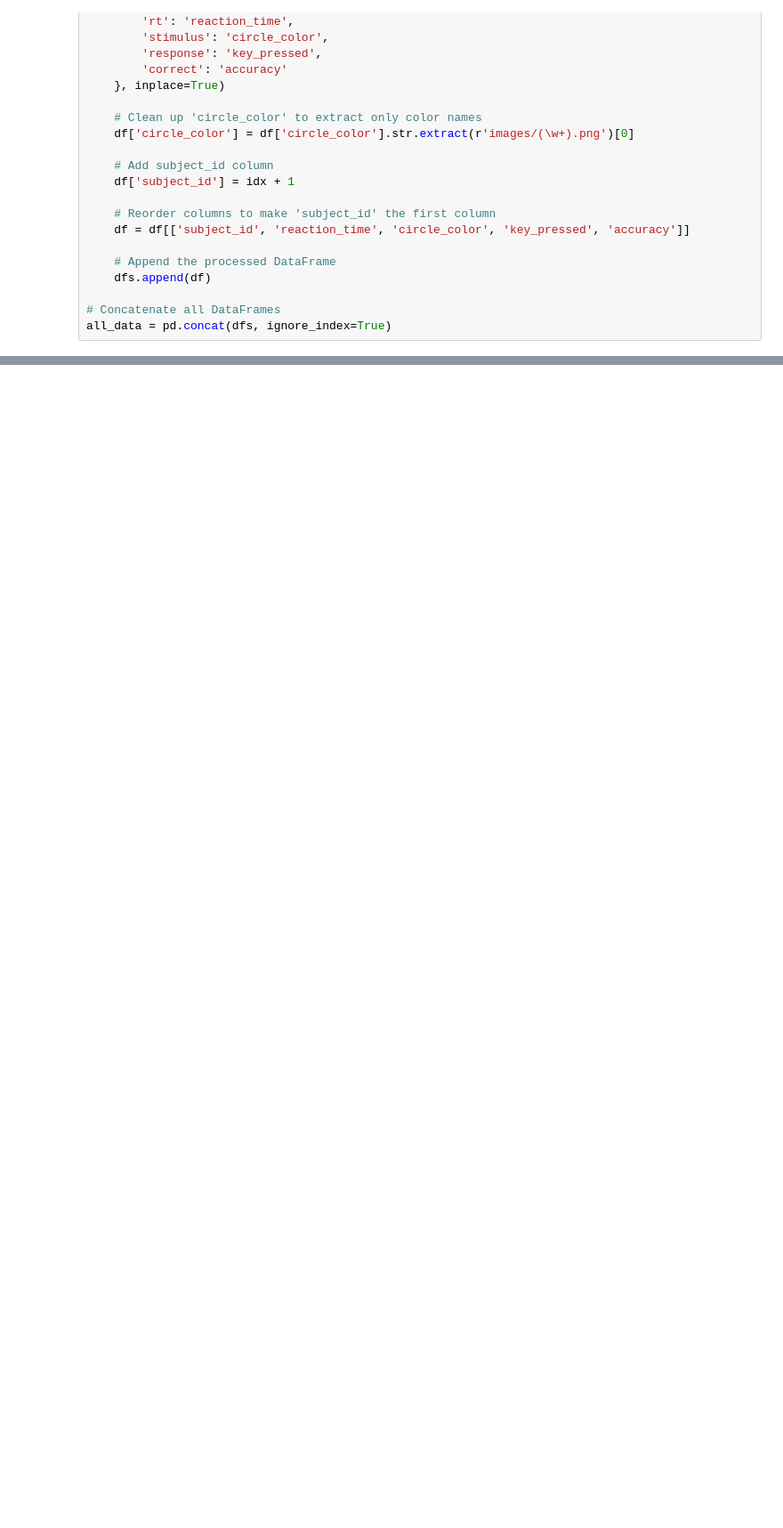
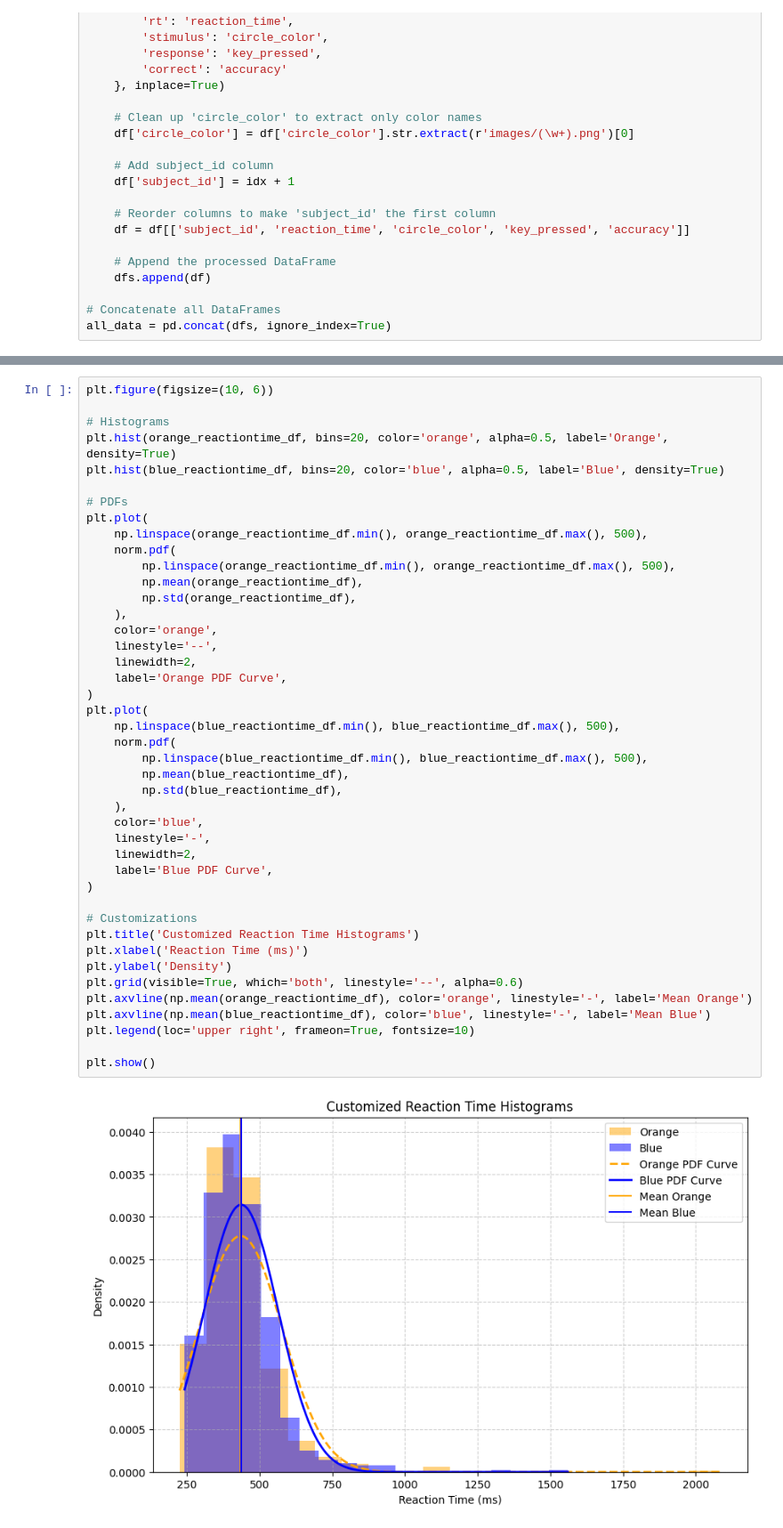
Before and after one commit to trentwirth/trentwirth.github.io, a Jupyter notebook: 3010/demo_files/analyze.ipynb, the cells around one changed output, grey strips where cells are left out. Shown at 89% size. Cells and saved outputs as stored; diff of their text form; blank space fills up the shorter version.

```diff
--- a/3010/demo_files/analyze.ipynb
+++ b/3010/demo_files/analyze.ipynb
@@ -62,0 +188,45 @@ all_data.head()
+# %%
+plt.figure(figsize=(10, 6))
+
+# Histograms
+plt.hist(orange_reactiontime_df, bins=20, color='orange', alpha=0.5, label='Orange', density=True)
+plt.hist(blue_reactiontime_df, bins=20, color='blue', alpha=0.5, label='Blue', density=True)
+
+# PDFs
+plt.plot(
+    np.linspace(orange_reactiontime_df.min(), orange_reactiontime_df.max(), 500),
+    norm.pdf(
+        np.linspace(orange_reactiontime_df.min(), orange_reactiontime_df.max(), 500),
+        np.mean(orange_reactiontime_df),
+        np.std(orange_reactiontime_df),
+    ),
+    color='orange',
+    linestyle='--',
+    linewidth=2,
+    label='Orange PDF Curve',
+)
+plt.plot(
+    np.linspace(blue_reactiontime_df.min(), blue_reactiontime_df.max(), 500),
+    norm.pdf(
+        np.linspace(blue_reactiontime_df.min(), blue_reactiontime_df.max(), 500),
+        np.mean(blue_reactiontime_df),
+        np.std(blue_reactiontime_df),
+    ),
+    color='blue',
+    linestyle='-',
+    linewidth=2,
+    label='Blue PDF Curve',
+)
+
+# Customizations
+plt.title('Customized Reaction Time Histograms')
+plt.xlabel('Reaction Time (ms)')
+plt.ylabel('Density')
+plt.grid(visible=True, which='both', linestyle='--', alpha=0.6)
+plt.axvline(np.mean(orange_reactiontime_df), color='orange', linestyle='-', label='Mean Orange')
+plt.axvline(np.mean(blue_reactiontime_df), color='blue', linestyle='-', label='Mean Blue')
+plt.legend(loc='upper right', frameon=True, fontsize=10)
+
+plt.show()
+# %% [output]
+[figure, added]
```
Also changed, not shown: parts of 8 cells of this notebook, 3 other files.
